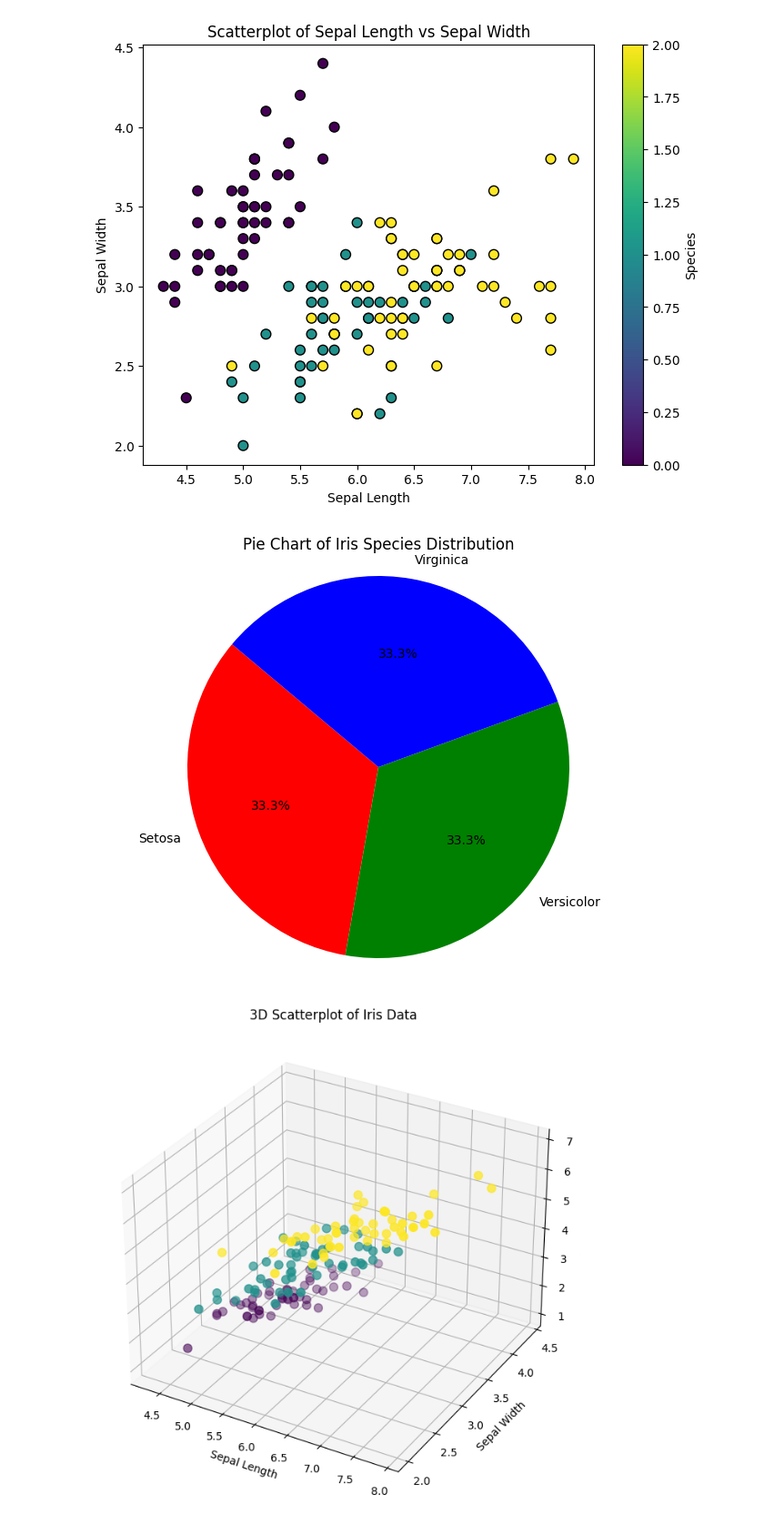
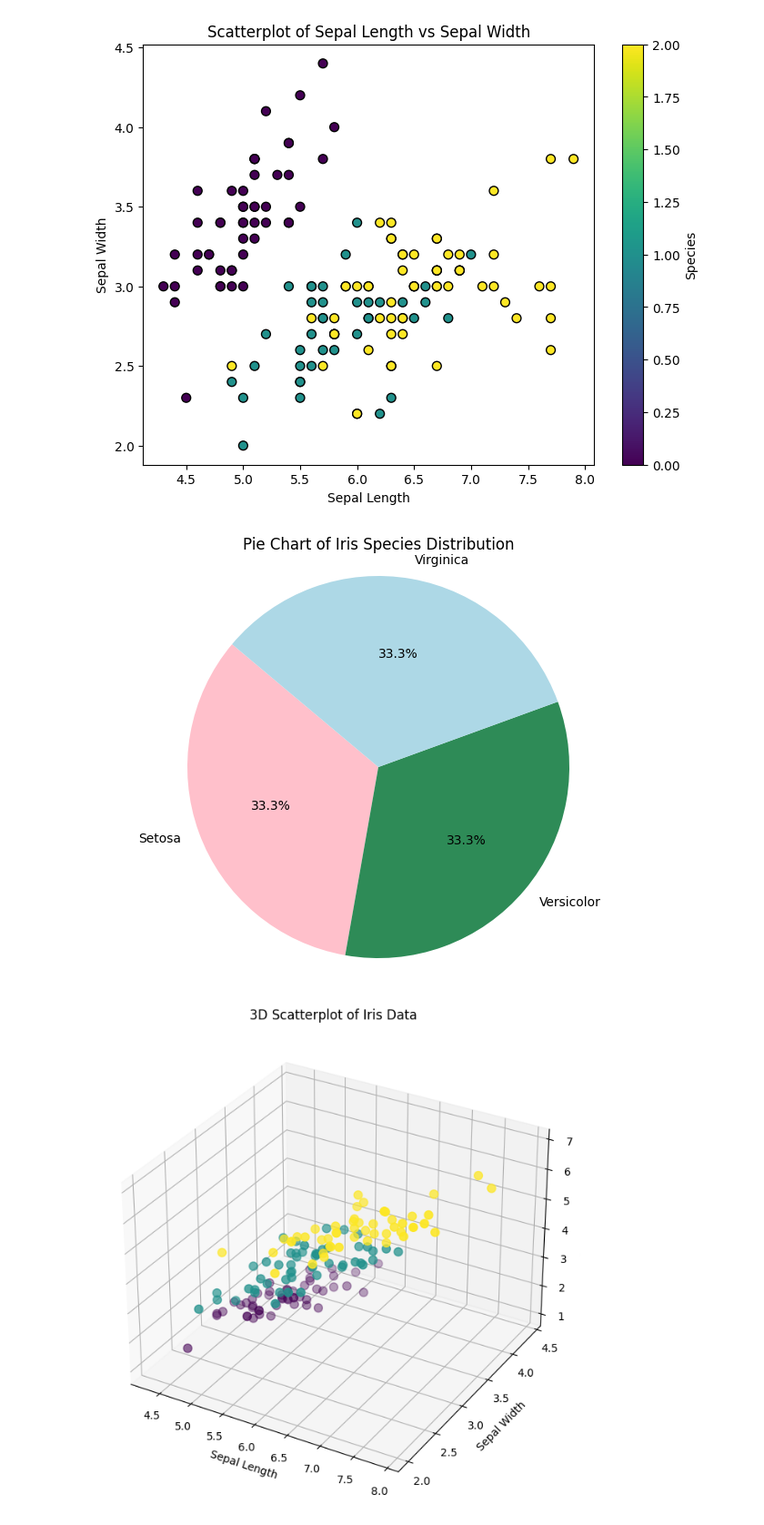
Before and after one commit to architdhar/DAV, a Jupyter notebook: exp11.ipynb, the cells around one changed output. Shown at 91% size. Cells and saved outputs as stored; diff of their text form; code cells hidden in the pictures.

```diff
--- a/exp11.ipynb
+++ b/exp11.ipynb
@@ -51,12 +51,12 @@ plt.show()
 [figure]
 # %%
 plt.figure(figsize=(8, 6))
-plt.pie(species_counts, labels=species_labels, autopct='%1.1f%%', startangle=140, colors=['red', 'green', 'blue'])
+plt.pie(species_counts, labels=species_labels, autopct='%1.1f%%', startangle=140, colors=['pink', 'seagreen', 'lightblue'])
 plt.title('Pie Chart of Iris Species Distribution')
 plt.axis('equal')
 plt.show()
 # %% [output]
-[figure, old version]
+[figure, new version]
 # %%
 fig = plt.figure(figsize=(10, 8))
 ax = fig.add_subplot(111, projection='3d')
```
Also changed, not shown: parts of 3 cells of this notebook.
